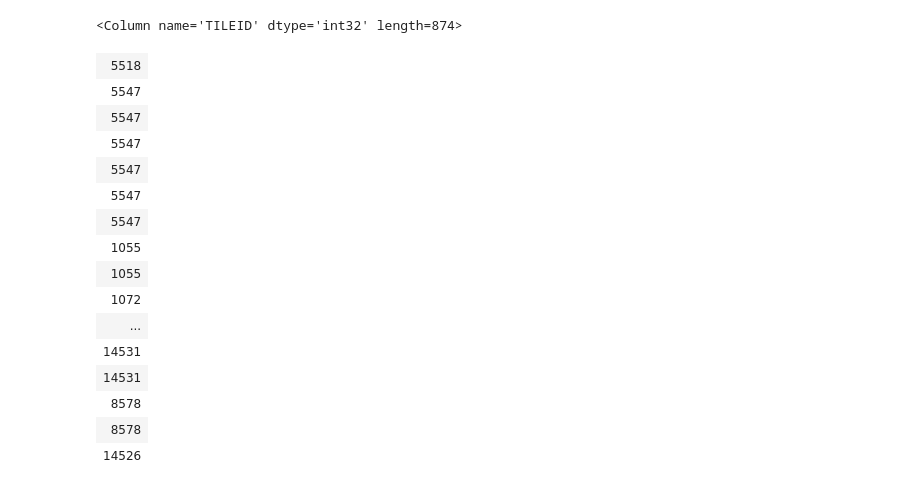
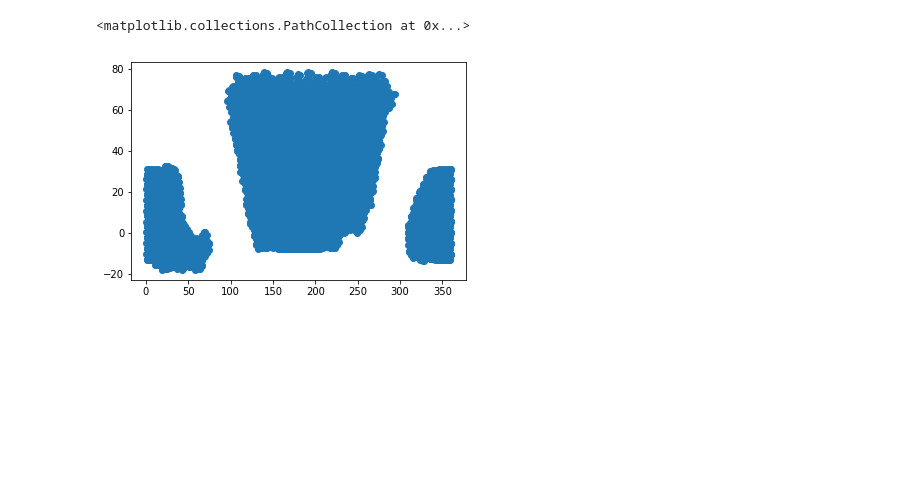
Before and after one commit to forero/SandboxDESI, a Jupyter notebook: multibatch/explore_surveysim.ipynb, the cells around one changed output. Saved outputs shown, nothing was run; the diff lists cells and outputs as text; code cells hidden in the pictures; blank space fills up the shorter version.

```diff
--- a/multibatch/explore_surveysim.ipynb
+++ b/multibatch/explore_surveysim.ipynb
@@ -73,20 +62,5 @@ print(len)
-# %%
-exposures['TILEID'][exposures['MJD_OFFSET']<28]
-# %% [output]
-<Column name='TILEID' dtype='int32' length=874>
-| 5518 |
-| 5547 |
-| 5547 |
-| 5547 |
-| 5547 |
-| 5547 |
-| 5547 |
-| 1055 |
-| 1055 |
-| 1072 |
-| ... |
-| 14531 |
-| 14531 |
-| 8578 |
-| 8578 |
-| 14526 |
+# %%
+plt.scatter(all_tiles['RA'], all_tiles['DEC'])
+# %% [output]
+<matplotlib.collections.PathCollection at 0x...>
+[figure, added]
```
Also changed, not shown: parts of 12 cells of this notebook.
